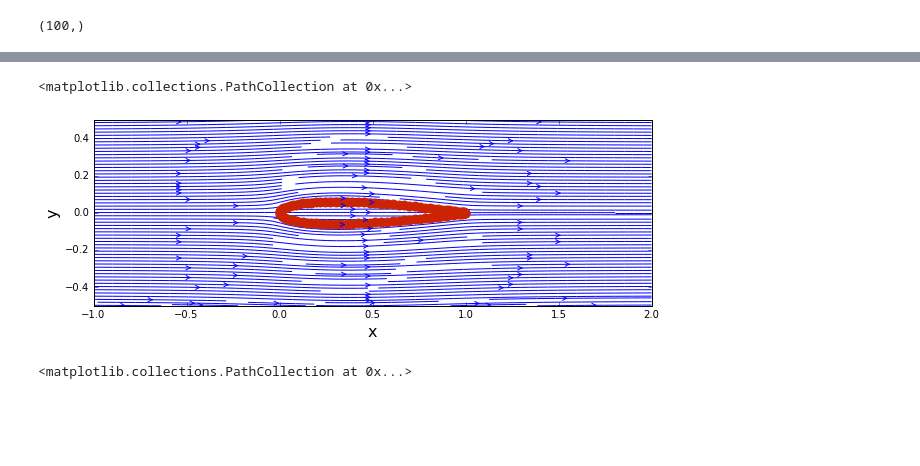
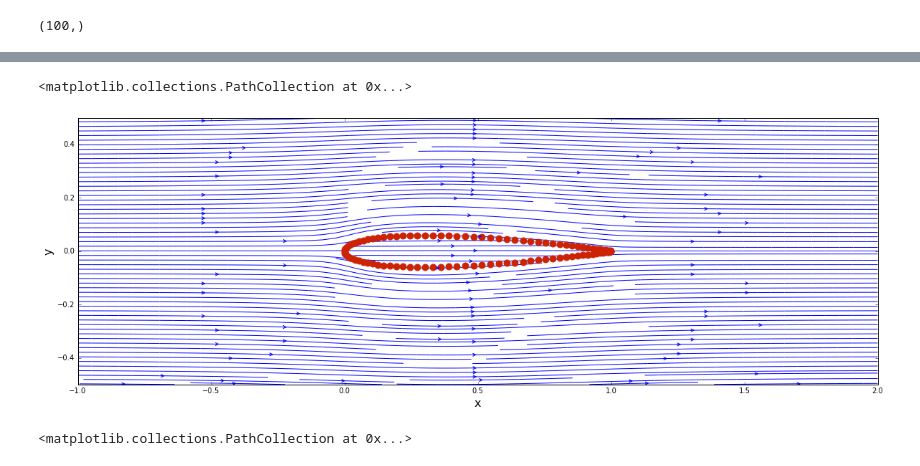
Before and after one commit to jiayuli517/mae6226-workspace, a Jupyter notebook: homework1.ipynb, the cells around one changed output, grey strips where cells are left out. Saved outputs shown, nothing was run; the diff lists cells and outputs as text; code cells hidden in the pictures; blank space fills up the shorter version.

```diff
--- a/homework1.ipynb
+++ b/homework1.ipynb
@@ -114,18 +74,18 @@ array([ -1.95309991e-03,   2.60482642e-05,  -5.81518645e-04,
 # %%
 u_1=u_1+u_freestream
 v_1=v_1+v_freestream
 
-size = 10
+size = 20
 pyplot.figure(figsize=(size, (y_end-y_start)/(x_end-x_start)*size))
 pyplot.xlabel('x', fontsize=16)
 pyplot.ylabel('y', fontsize=16)
 pyplot.xlim(x_start, x_end)
 pyplot.ylim(y_start, y_end)
 pyplot.streamplot(X, Y, u_1, v_1, density=2, linewidth=1, arrowsize=1, arrowstyle='->')
 pyplot.scatter(x, y, color='#CD2305', s=80, marker='o')
 # %% [output]
 <matplotlib.collections.PathCollection at 0x...>
-[figure, old version]
+[figure, new version]
 # %%
 cp = 1.0 - (u_1**2+v_1**2)/u_inf**2
 size = 10
```
Also changed, not shown: parts of 3 cells of this notebook.
